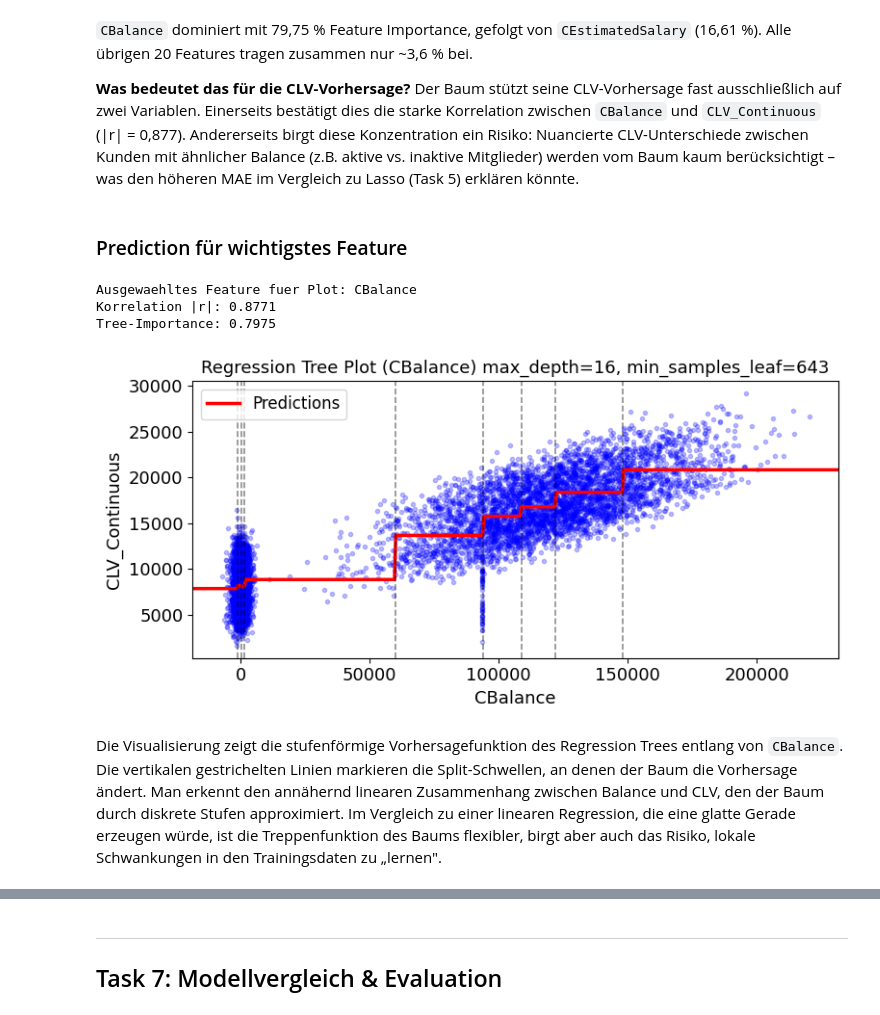
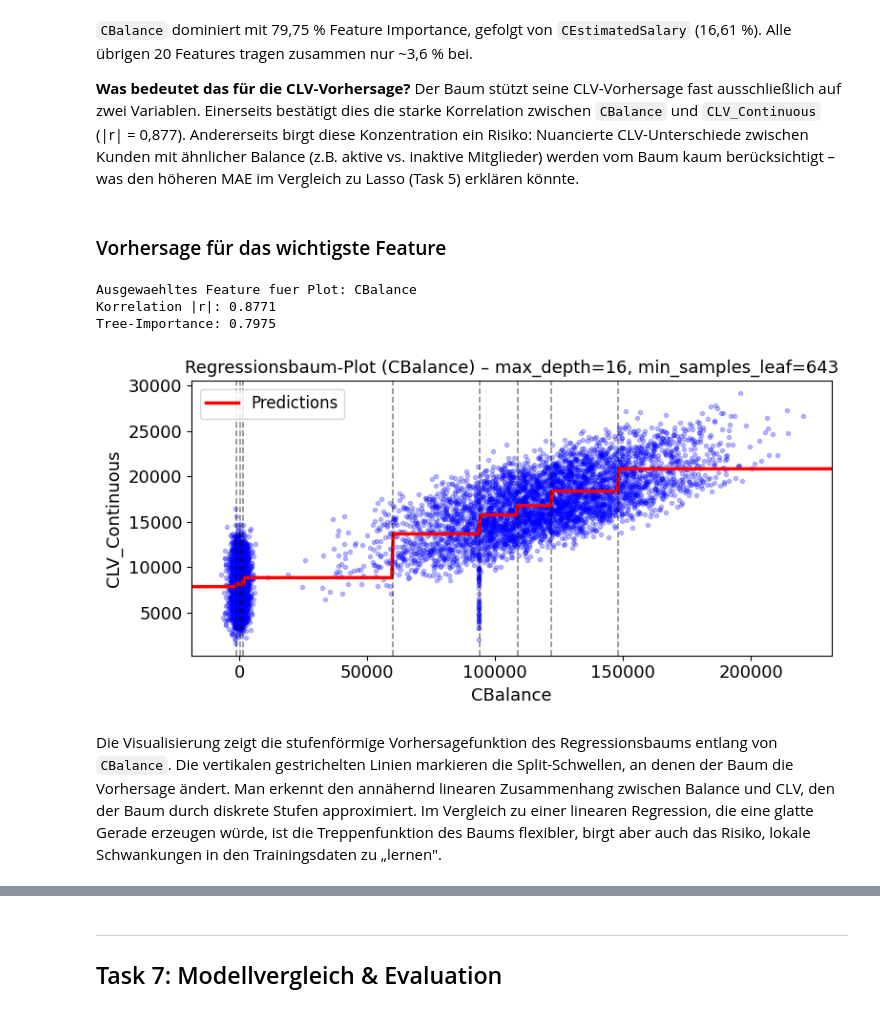
Before and after one commit to PatrickSchubert-Munich/DataScience_and_ML_Assignment, a Jupyter notebook: 02_regression/Assignment_02_2130238.ipynb, the cells around one changed output, grey strips where cells are left out. Saved outputs shown, nothing was run; the diff lists cells and outputs as text; code cells hidden in the pictures.

```diff
--- a/02_regression/Assignment_02_2130238.ipynb
+++ b/02_regression/Assignment_02_2130238.ipynb
@@ -1236,7 +1238,7 @@ dtype: float64
 
 **Was bedeutet das für die CLV-Vorhersage?** Der Baum stützt seine CLV-Vorhersage fast ausschließlich auf zwei Variablen. Einerseits bestätigt dies die starke Korrelation zwischen `CBalance` und `CLV_Continuous` (|r| = 0,877). Andererseits birgt diese Konzentration ein Risiko: Nuancierte CLV-Unterschiede zwischen Kunden mit ähnlicher Balance (z.B. aktive vs. inaktive Mitglieder) werden vom Baum kaum berücksichtigt – was den höheren MAE im Vergleich zu Lasso (Task 5) erklären könnte.
 # %% [markdown]
-### Prediction für wichtigstes Feature
+### Vorhersage für das wichtigste Feature
 # %%
 def plot_regression_predictions(tree_reg, X, y, feature_name=None, axes=None):
     if isinstance(X, pd.DataFrame):
@@ -1287,25 +1289,25 @@ Tree-Importance: 0.7975
 # %%
 # Separates 1D-Modell mit leichter Regularisierung fuer eine saubere Visualisierung
 tree_plot = DecisionTreeRegressor(max_depth=best_tree.get_depth(), min_samples_leaf=best_tree.get_n_leaves(), random_state=RANDOM_STATE)
 tree_plot.fit(X_plot_train, y_train)
 
 plt.figure(figsize=(8, 4))
 plot_regression_predictions(tree_plot, X_plot_train, y_train, feature_name=feature_for_plot)
 
 thresholds = tree_plot.tree_.threshold
 valid_thresholds = thresholds[thresholds != -2]
 for split in valid_thresholds:
     plt.axvline(split, color="k", linestyle="--", linewidth=1.2, alpha=0.45)
 
 plt.ylabel("CLV_Continuous")
 plt.legend(loc="upper left", fontsize=12)
-plt.title(f"Regression Tree Plot ({feature_for_plot}) max_depth={best_tree.get_depth()}, min_samples_leaf={best_tree.get_n_leaves()}")
+plt.title(f"Regressionsbaum-Plot ({feature_for_plot}) – max_depth={best_tree.get_depth()}, min_samples_leaf={best_tree.get_n_leaves()}")
 plt.tight_layout()
 plt.show()
 # %% [output]
-[figure, old version]
+[figure, new version]
 # %% [markdown]
-Die Visualisierung zeigt die stufenförmige Vorhersagefunktion des Regression Trees entlang von `CBalance`. Die vertikalen gestrichelten Linien markieren die Split-Schwellen, an denen der Baum die Vorhersage ändert. Man erkennt den annähernd linearen Zusammenhang zwischen Balance und CLV, den der Baum durch diskrete Stufen approximiert. Im Vergleich zu einer linearen Regression, die eine glatte Gerade erzeugen würde, ist die Treppenfunktion des Baums flexibler, birgt aber auch das Risiko, lokale Schwankungen in den Trainingsdaten zu „lernen".
+Die Visualisierung zeigt die stufenförmige Vorhersagefunktion des Regressionsbaums entlang von `CBalance`. Die vertikalen gestrichelten Linien markieren die Split-Schwellen, an denen der Baum die Vorhersage ändert. Man erkennt den annähernd linearen Zusammenhang zwischen Balance und CLV, den der Baum durch diskrete Stufen approximiert. Im Vergleich zu einer linearen Regression, die eine glatte Gerade erzeugen würde, ist die Treppenfunktion des Baums flexibler, birgt aber auch das Risiko, lokale Schwankungen in den Trainingsdaten zu „lernen".
 # %% [markdown]
 ### Interpretation der Ergebnisse
 
```
Also changed, not shown: parts of 52 cells of this notebook.
